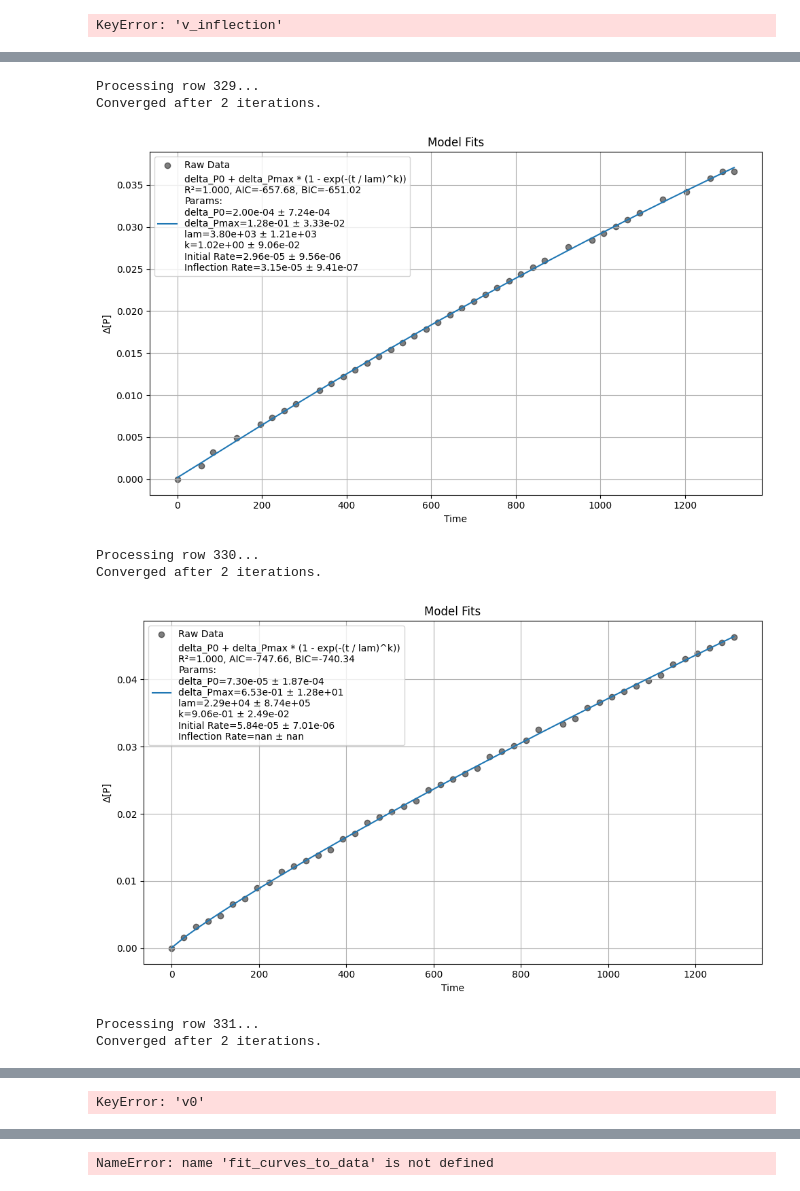
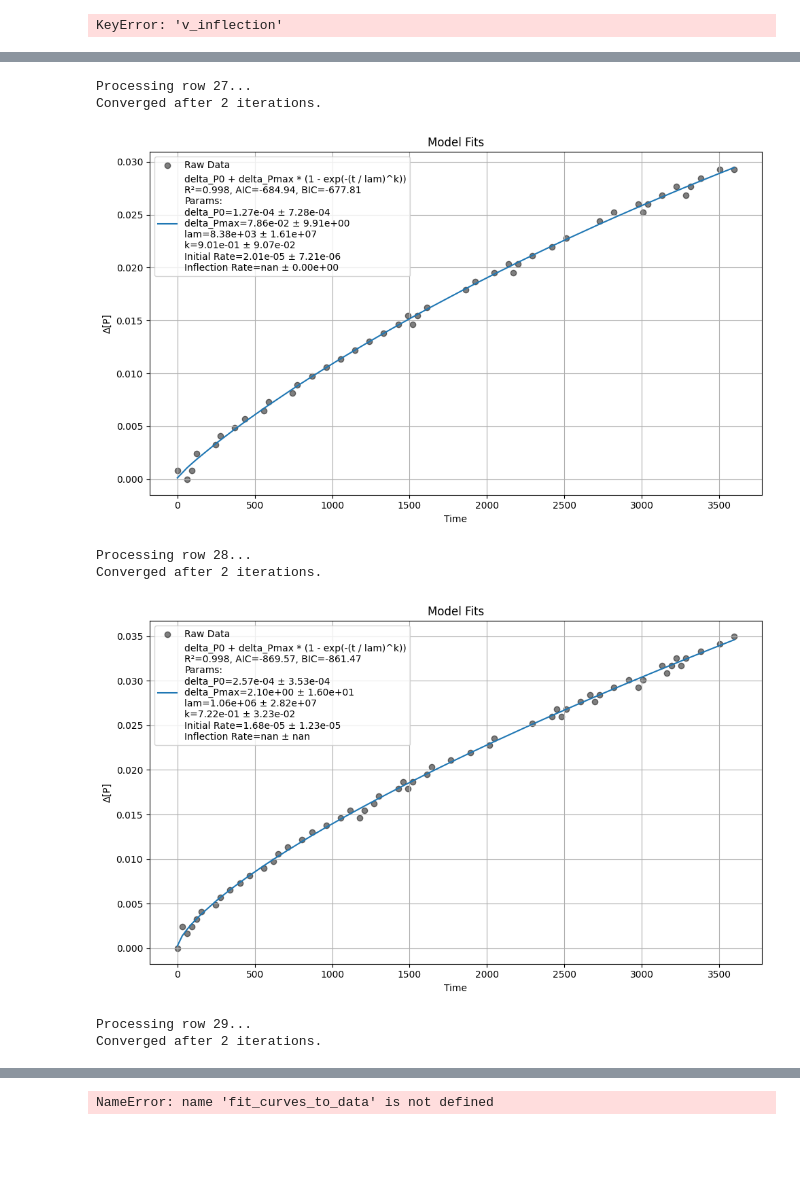
Before and after one commit to madsr2d2/masterThesis, a Jupyter notebook: masterThesis.ipynb, the cells around one changed output, grey strips where cells are left out. Cells and saved outputs as stored; diff of their text form; code cells hidden in the pictures; blank space fills up the shorter version.

```diff
--- a/masterThesis.ipynb
+++ b/masterThesis.ipynb
@@ -990,14 +990,21 @@ def clean_experiment_dataframe(data_df):
     for i, idx in enumerate(data_df_cleaned[data_df_cleaned["experiment"] == 34].index):
         data_df_cleaned.at[idx, "[buf]"] = buf_values_exp34[i]
 
+    # 32, 35, 36, 37 are 0.1/0.2/0.3/0.4 M buffer-stock titrations: the stock
+    # concentration only exists as a text label in the .xls (e.g. "1 (0.1M)"),
+    # so the generic [buf] extraction (volume-based) reads a flat 50 mM for all
+    # four samples instead of the real per-sample stock concentration.
     buf_values_exp35_36 = [100, 200, 300, 400]
-    for i, idx in enumerate(data_df_cleaned[data_df_cleaned["experiment"] == 35].index):
-        data_df_cleaned.at[idx, "[buf]"] = buf_values_exp35_36[i]
-    for i, idx in enumerate(data_df_cleaned[data_df_cleaned["experiment"] == 36].index):
-        data_df_cleaned.at[idx, "[buf]"] = buf_values_exp35_36[i]
+    for exp_num in [32, 35, 36, 37]:
+        for i, idx in enumerate(data_df_cleaned[data_df_cleaned["experiment"] == exp_num].index):
+            data_df_cleaned.at[idx, "[buf]"] = buf_values_exp35_36[i]
 
     # Remove specific experiments from the data
-    experiments_to_remove = [84, 58, 77, 78, 79]
+    # 72, 82: essentially flat progress curves in every sample despite normal
+    # [enz]/[h2o2]/[sub] — same-day sibling runs (71, 83) with comparable or
+    # lower substrate produced normal signal, so these look like failed runs
+    # (e.g. inactive enzyme aliquot), not a labeling error.
+    experiments_to_remove = [84, 58, 77, 78, 79, 72, 82]
     data_df_cleaned = data_df_cleaned[~data_df_cleaned["experiment"].isin(experiments_to_remove)]
 
     # Remove specific experiment-sample pairs
@@ -2012,7 +2019,8 @@ plot_fit_result(fit)
 # %% [output]
 KeyError: 'v_inflection'
 # %%
-expr = 59
+expr = 83
+
 
 row = df.loc[(df['experiment'] == expr),:]
 print(row)
@@ -2060,8 +2068,8 @@ Converged after 2 iterations.
-Processing row 329...
+Processing row 27...
 Converged after 2 iterations.
-[figure, old version]
+[figure, new version]
-Processing row 330...
+Processing row 28...
 Converged after 2 iterations.
-[figure, old version]
+[figure, new version]
-Processing row 331...
+Processing row 29...
 Converged after 2 iterations.
@@ -2083,4 +2091,3 @@ Try using .loc[row_indexer,col_indexer] = value instead
 
 See the caveats in the documentation: https://pandas.pydata.org/pandas-docs/stable/user_guide/indexing.html#returning-a-view-versus-a-copy
   fit['v_inflection_std'] = fit.apply(extract_v_inflection_std, axis=1)
-KeyError: 'v0'
```
Also changed, not shown: parts of 2 cells of this notebook, 1 other file.
